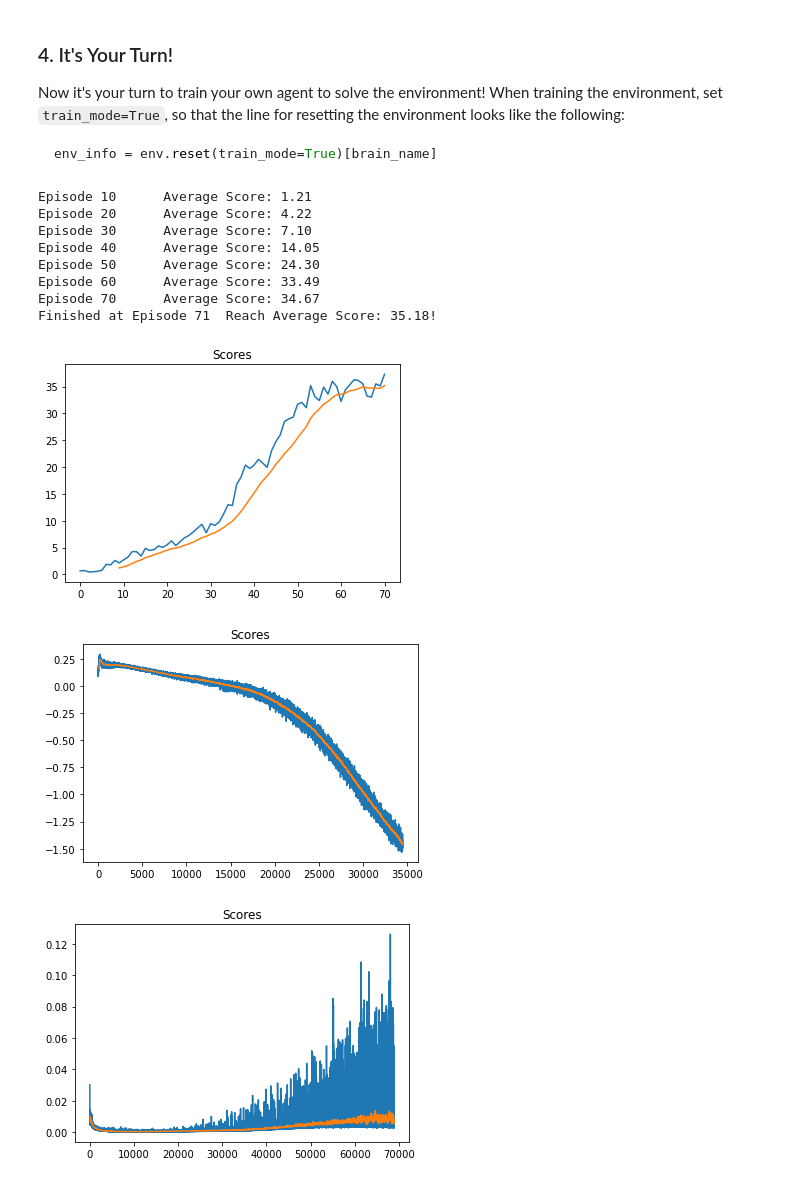
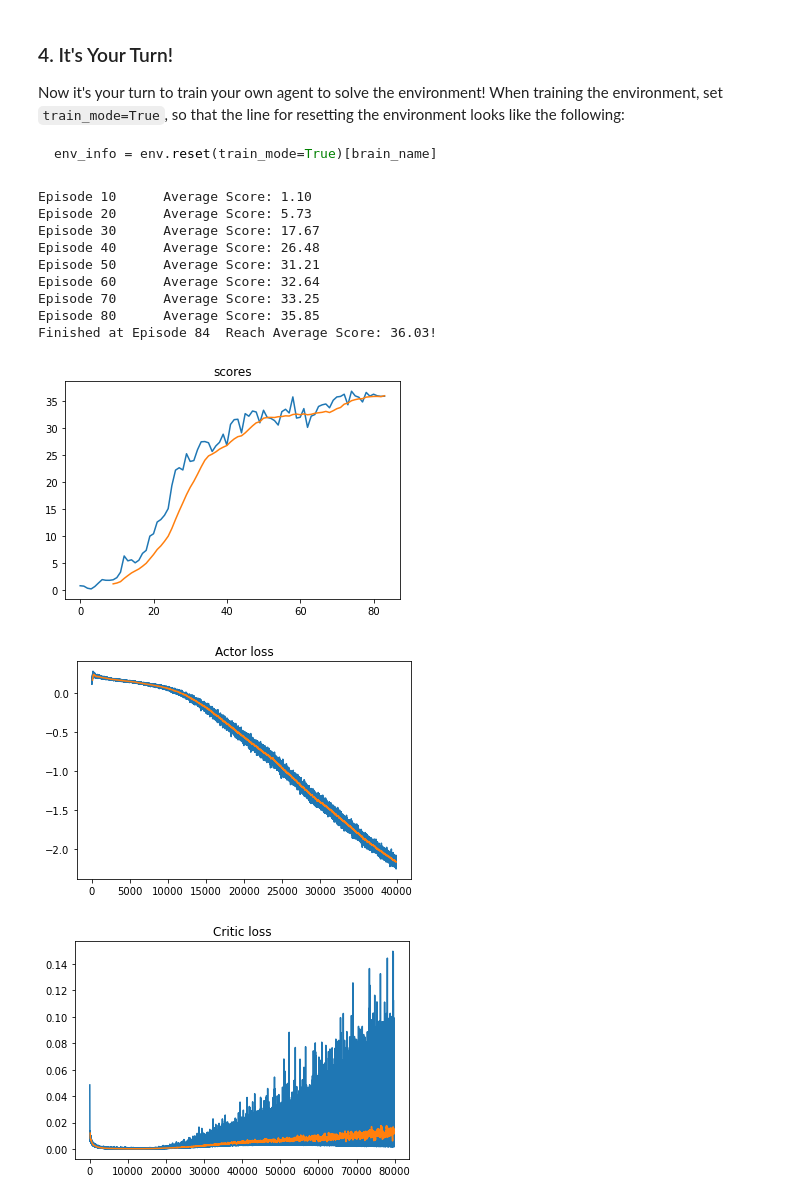
Before and after one commit to hewanguipath/Continuous_Control, a Jupyter notebook: Continuous_Control.ipynb, the cells around one changed output. Cells and saved outputs as stored; diff of their text form; code cells hidden in the pictures.

```diff
--- a/Continuous_Control.ipynb
+++ b/Continuous_Control.ipynb
@@ -352,14 +352,11 @@ class ReplayBuffer(object):
 from collections import deque
 
 max_steps = 1001
-start_timesteps = 30
-batch_size = 128
+start_timesteps = 50
+batch_size = 256
 expl_noise = 0.05
 epochs = 500
 max_action = 1
-
-learn_every = 20
-learn_times = 10
 print_every = 10
 
 # Set seeds
@@ -389,7 +386,7 @@ for i_episode in range(1, epochs+1):
     for t in range(max_steps):
 
         # Select action randomly or according to policy
-        if t < start_timesteps:
+        if t < start_timesteps and i_episode < 100:
             actions = np.random.normal(0, max_action, size=(len(states), action_size)).clip(-max_action, max_action)
         else:
             actions = (
@@ -410,9 +407,8 @@ for i_episode in range(1, epochs+1):
         episode_reward += np.sum(rewards)/20
 
         # Train agent after collecting sufficient data
-        if t >= start_timesteps and t % learn_every == 0:
-            for _ in range(learn_times):
-                policy.train(replay_buffer, batch_size)
+        if t >= start_timesteps:
+            policy.train(replay_buffer, batch_size)
 
         if np.any(dones):
             break
@@ -429,39 +425,39 @@ for i_episode in range(1, epochs+1):
 
 policy.save("actor_local")
 # %% [output]
-Episode 10      Average Score: 1.21
-Episode 20      Average Score: 4.22
-Episode 30      Average Score: 7.10
-Episode 40      Average Score: 14.05
-Episode 50      Average Score: 24.30
-Episode 60      Average Score: 33.49
-Episode 70      Average Score: 34.67
-Finished at Episode 71  Reach Average Score: 35.18!
+Episode 10      Average Score: 1.10
+Episode 20      Average Score: 5.73
+Episode 30      Average Score: 17.67
+Episode 40      Average Score: 26.48
+Episode 50      Average Score: 31.21
+Episode 60      Average Score: 32.64
+Episode 70      Average Score: 33.25
+Episode 80      Average Score: 35.85
+Finished at Episode 84  Reach Average Score: 36.03!
 # %%
 import pandas as pd
 import matplotlib.pyplot as plt
 %matplotlib inline
 
-def plot_scores(scores, rolling_window=10, original= True):
+def plot_scores(scores, rolling_window=10, title = "scores"):
     """Plot scores and optional rolling mean using specified window."""
-    if original:
-        plt.plot(scores);
-    plt.title("Scores");
+    plt.plot(scores);
+    plt.title(title);
     rolling_mean = pd.Series(scores).rolling(rolling_window).mean()
     plt.plot(rolling_mean);
     return rolling_mean
 
 rolling_mean = plot_scores(scores)
 # %% [output]
-[figure, old version]
+[figure, new version]
 # %%
-rolling_mean = plot_scores(policy.actorloss_hist, rolling_window=100)
+rolling_mean = plot_scores(policy.actorloss_hist, rolling_window=100, title = "Actor loss")
 # %% [output]
-[figure, old version]
+[figure, new version]
 # %%
-rolling_mean = plot_scores(policy.criticloss_hist, rolling_window=100)
+rolling_mean = plot_scores(policy.criticloss_hist[:], rolling_window=100, title = "Critic loss")
 # %% [output]
-[figure, old version]
+[figure, new version]
 # %%
 policy = TD3(state_dim=state_size, action_dim=action_size, max_action=1 )
 policy.load("actor_local")
```
Also changed, not shown: parts of 1 cell of this notebook, 3 other files.
